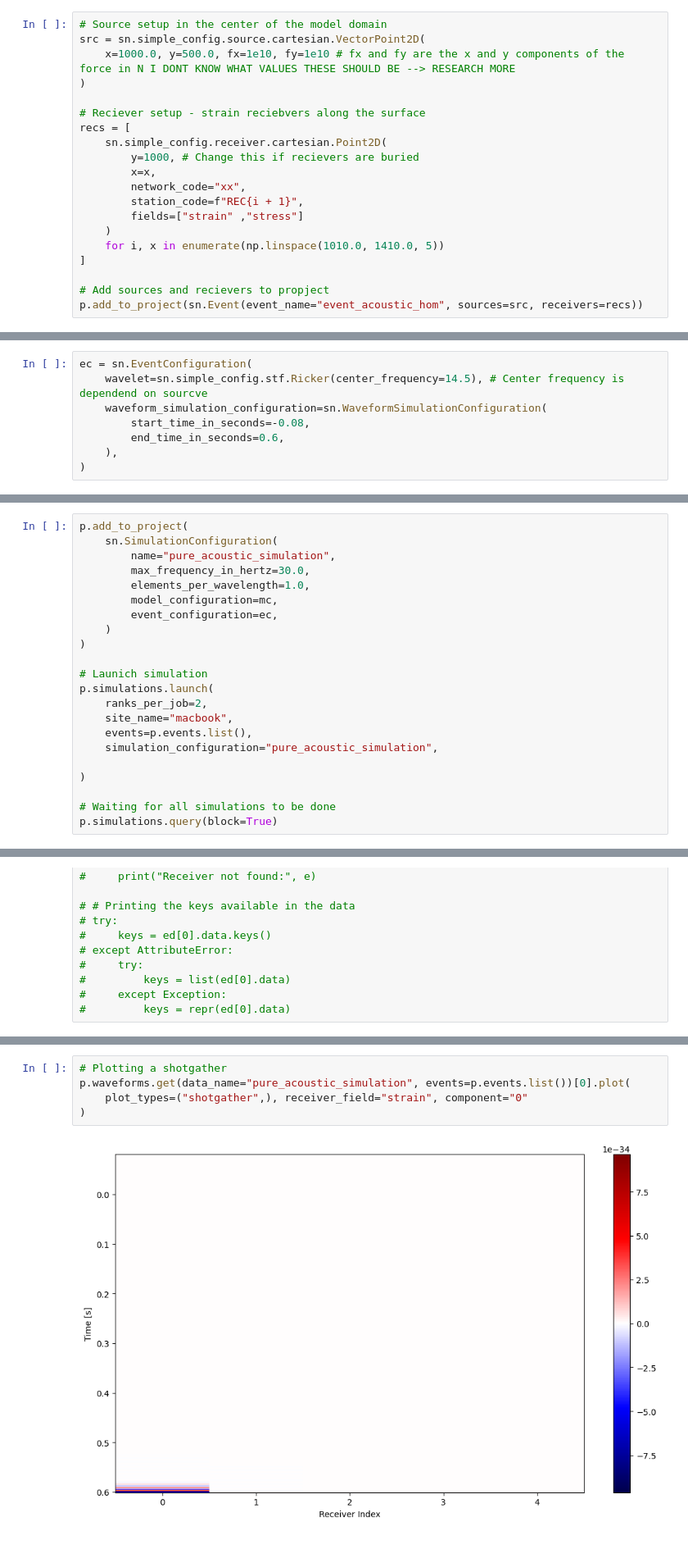
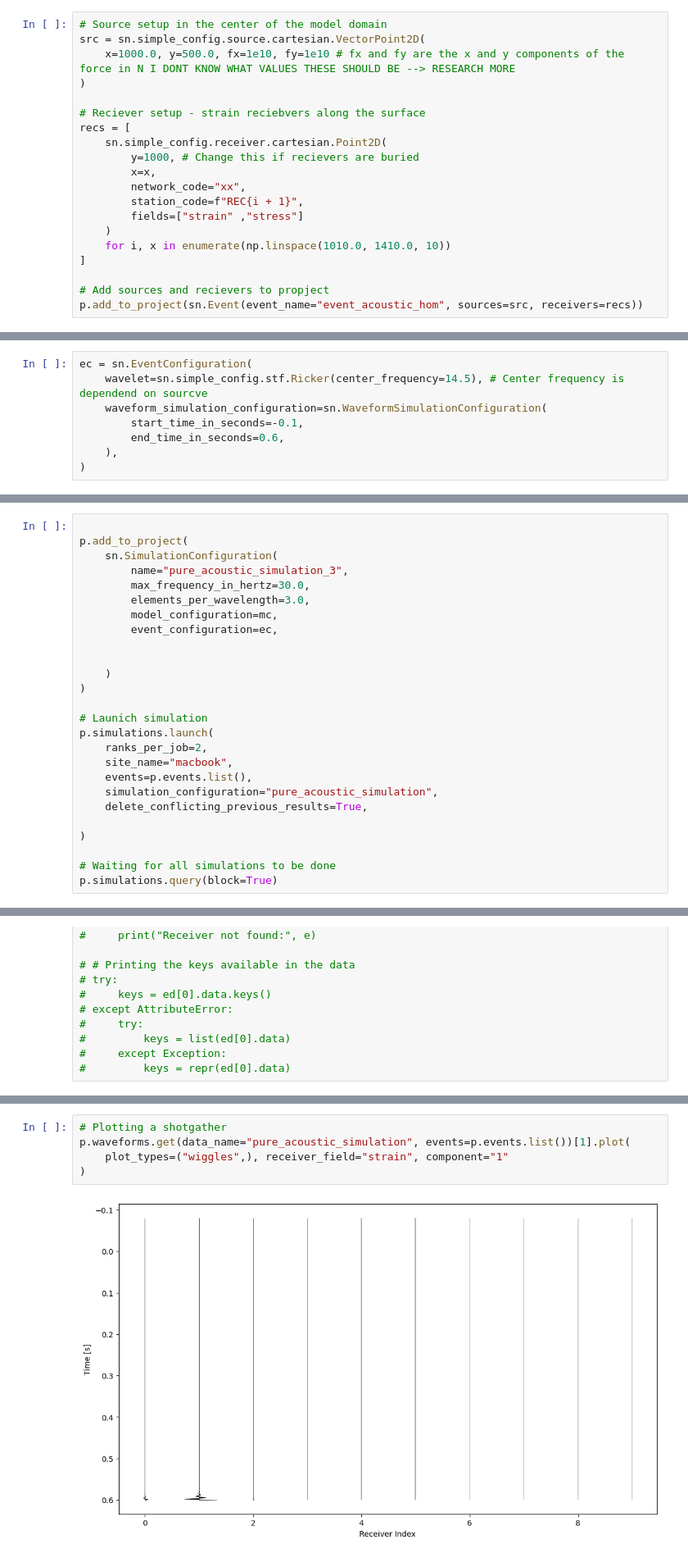
Before and after one commit to s-bachmann/researchmodule_agp, a Jupyter notebook: simulations/simulation_pure_acoustic.ipynb, the cells around one changed output, grey strips where cells are left out. Shown: that part at 82% size. Drawn from its saved outputs; the diff is of its cells as text.

Commit message:
updated code to include plot by trace, played around with shotgather plot

```diff
--- a/simulations/simulation_pure_acoustic.ipynb
+++ b/simulations/simulation_pure_acoustic.ipynb
@@ -57,7 +56,7 @@ recs = [
         station_code=f"REC{i + 1}",
         fields=["strain" ,"stress"]
     )
-    for i, x in enumerate(np.linspace(1010.0, 1410.0, 5))
+    for i, x in enumerate(np.linspace(1010.0, 1410.0, 10))
 ]
 
 # Add sources and recievers to propject
@@ -79,7 +76,7 @@ mc = sn.ModelConfiguration(
 ec = sn.EventConfiguration(
     wavelet=sn.simple_config.stf.Ricker(center_frequency=14.5), # Center frequency is dependend on sourcve
     waveform_simulation_configuration=sn.WaveformSimulationConfiguration(
-        start_time_in_seconds=-0.08,
+        start_time_in_seconds=-0.1,
         end_time_in_seconds=0.6,
     ),
 )
@@ -88,11 +85,14 @@ ec = sn.EventConfiguration(
 # %%
+
 p.add_to_project(
     sn.SimulationConfiguration(
-        name="pure_acoustic_simulation",
+        name="pure_acoustic_simulation_3",
         max_frequency_in_hertz=30.0,
-        elements_per_wavelength=1.0,
+        elements_per_wavelength=3.0,
         model_configuration=mc,
         event_configuration=ec,
+
+
     )
 )
 
@@ -102,6 +102,7 @@ p.simulations.launch(
     site_name="macbook",
     events=p.events.list(),
     simulation_configuration="pure_acoustic_simulation",
+    delete_conflicting_previous_results=True,
 
 )
 
@@ -139,7 +143,7 @@ True
 # %%
 # Plotting a shotgather
-p.waveforms.get(data_name="pure_acoustic_simulation", events=p.events.list())[0].plot(
-    plot_types=("shotgather",), receiver_field="strain", component="0"
+p.waveforms.get(data_name="pure_acoustic_simulation", events=p.events.list())[1].plot(
+    plot_types=("wiggles",), receiver_field="strain", component="1"
 )
 # %% [output]
-[figure, old version]
+[figure, new version]
```
Also changed, not shown: parts of 10 cells of this notebook.
